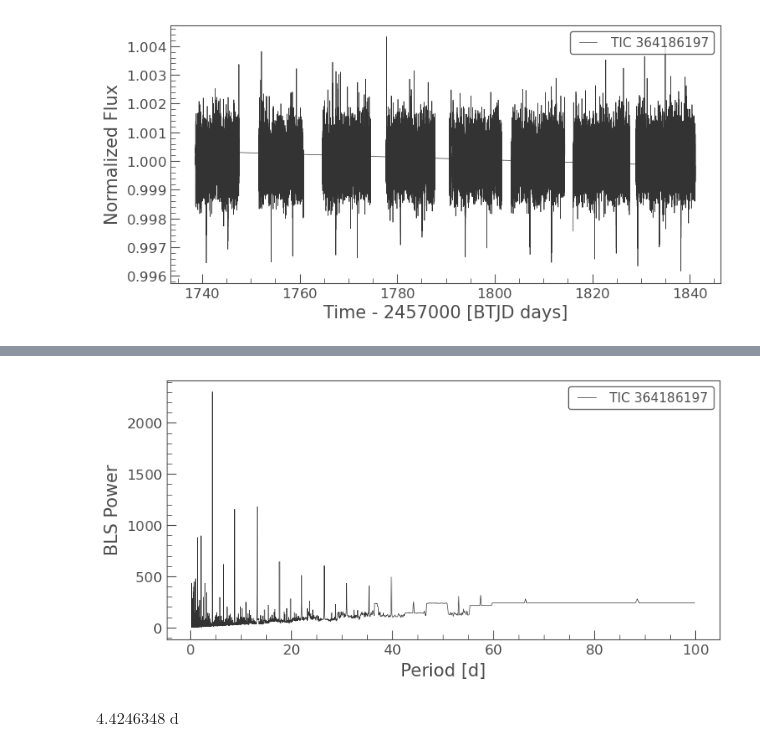
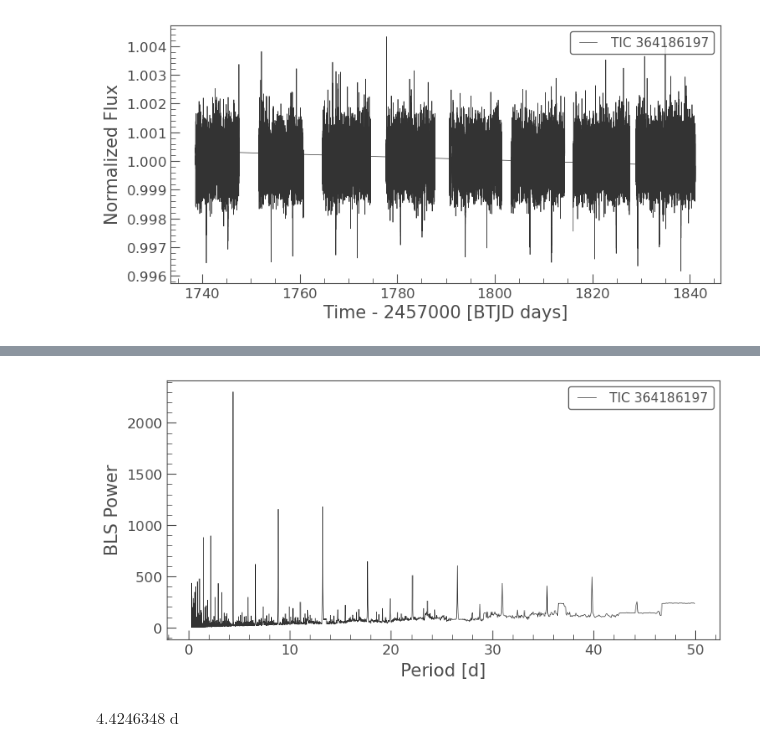
Before and after one commit to ylaksl/draft_PET.py, a Jupyter notebook: transito de planetinhas.ipynb, the cells around one changed output, grey strips where cells are left out. Saved outputs shown, nothing was run; the diff lists cells and outputs as text; code cells hidden in the pictures.

```diff
--- a/transito de planetinhas.ipynb
+++ b/transito de planetinhas.ipynb
@@ -179,9 +188,9 @@ tess.plot(linewidth = 0, marker = '.',  color = 'black')
 [figure]
 # %%
-pg = tess.to_periodogram(method='bls', maximum_period=100)
+pg = tess.to_periodogram(method='bls', maximum_period=50)
 pg.plot(view='period');
 # %% [output]
-[figure, old version]
+[figure, new version]
 # %%
 planet_period = pg.period_at_max_power
 planet_b_t0 = pg.transit_time_at_max_power
```
Also changed, not shown: parts of 3 cells of this notebook.
